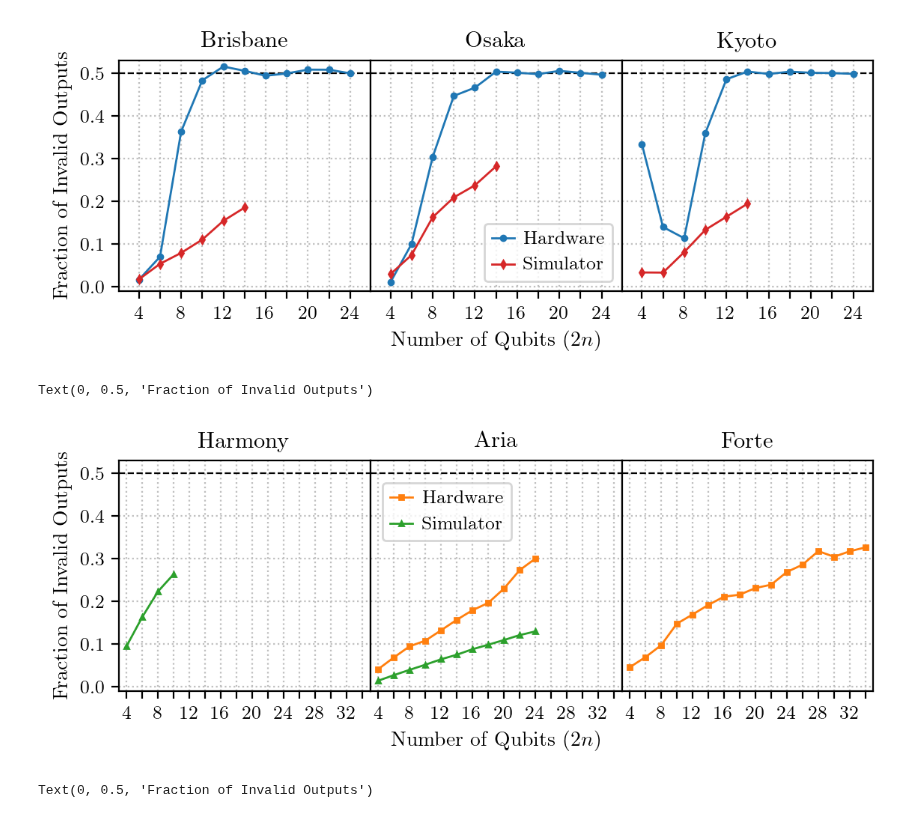
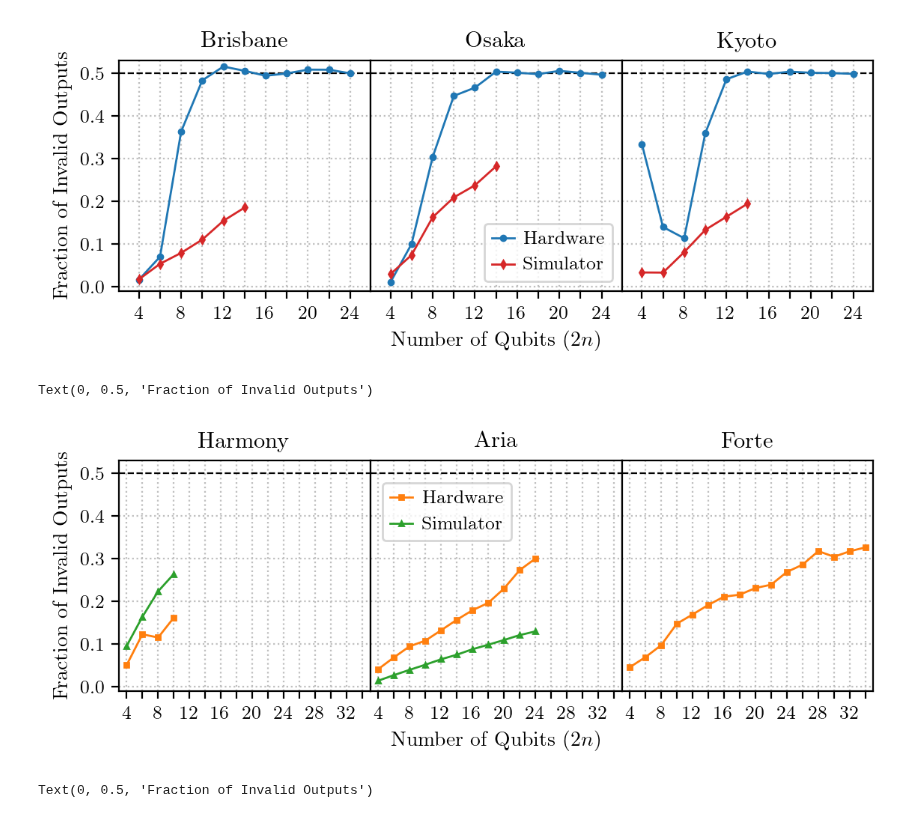
Before and after one commit to reecejrobertson/simons-algorithm, a Jupyter notebook: combinedPlotting.ipynb, the cells around one changed output. Drawn from its saved outputs; the diff is of its cells as text; code cells hidden in the pictures.

Commit message:
Finally received and processed results from IonQ Harmony.

```diff
--- a/combinedPlotting.ipynb
+++ b/combinedPlotting.ipynb
@@ -117,10 +117,11 @@ deviceNames = [
     'IBM Osaka Simulator',
     'IBM Kyoto',
     'IBM Kyoto Simulator',
+    'IonQ Harmony',
+    'IonQ Harmony Simulator',
     'IonQ Aria',
     'IonQ Aria Simulator',
-    'IonQ Forte',
-    'IonQ Harmony Simulator',
+    'IonQ Forte'
 ]
 
 data = {}
@@ -252,34 +253,35 @@ ax[0].set_xticks(np.arange(4, 34+1, 2))
 ax[1].yaxis.set_ticks_position('none')
 ax[2].yaxis.set_ticks_position('none')
 
 ax[0].set_xticklabels([str(nq) if nq % 4 == 0 else "" for nq in range(4, 34+1, 2)])
 
 ax[0].grid(color='0.75', linestyle=':')
 ax[1].grid(color='0.75', linestyle=':')
 ax[2].grid(color='0.75', linestyle=':')
 
 ax[0].axhline(0.5, color='black', linestyle='--', linewidth=0.8)
 ax[1].axhline(0.5, color='black', linestyle='--', linewidth=0.8)
 ax[2].axhline(0.5, color='black', linestyle='--', linewidth=0.8)
 
+_do_plot(ax[0], *data['IonQ Harmony'], **_plot_args_expt)
 _do_plot(ax[0], *data['IonQ Harmony Simulator'], **_plot_args_sim)
 
 _do_plot(ax[1], *data['IonQ Aria'], **_plot_args_expt)
 _do_plot(ax[1], *data['IonQ Aria Simulator'], **_plot_args_sim)
 
 _do_plot(ax[2], *data['IonQ Forte'], **_plot_args_expt)
 
 ax[1].legend(loc=(0.05, 0.65), handletextpad=0.5, handlelength=1.2)
 
 ax[0].set_title("Harmony")
 ax[1].set_title("Aria")
 ax[2].set_title("Forte")
 
 ax[1].set_xlabel("Number of Qubits ($2n$)")
 ax[0].set_ylabel("Fraction of Invalid Outputs")
 # %% [output]
 Text(0, 0.5, 'Fraction of Invalid Outputs')
-[figure, old version]
+[figure, new version]
 # %%
 fig.savefig("IonQComparisonTest.pdf", format='pdf', bbox_inches='tight')
 # %%
```
Also changed, not shown: 16 other files.
